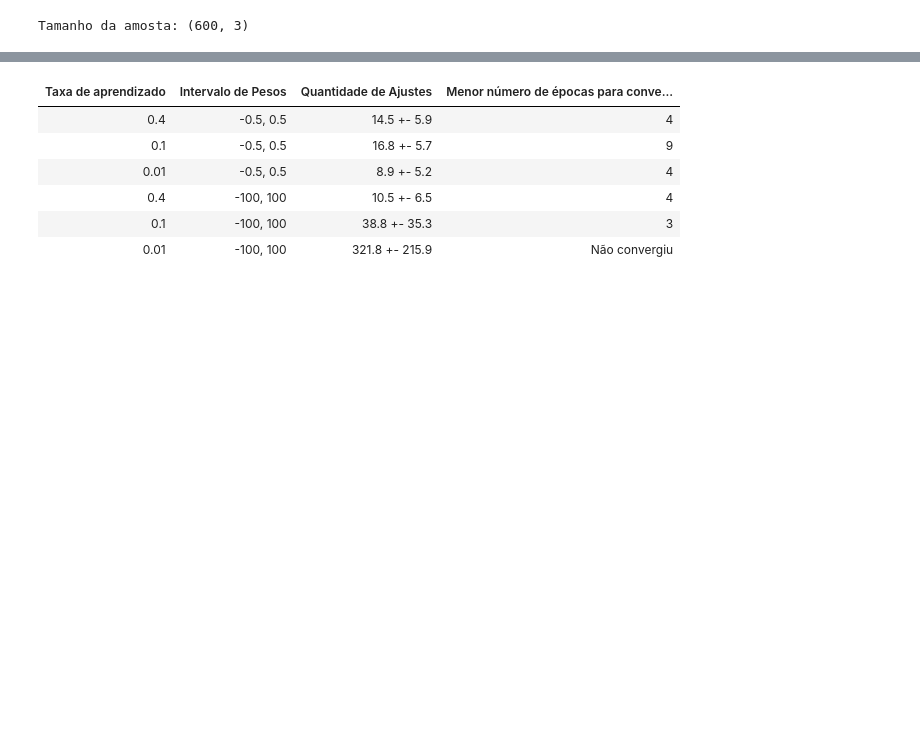
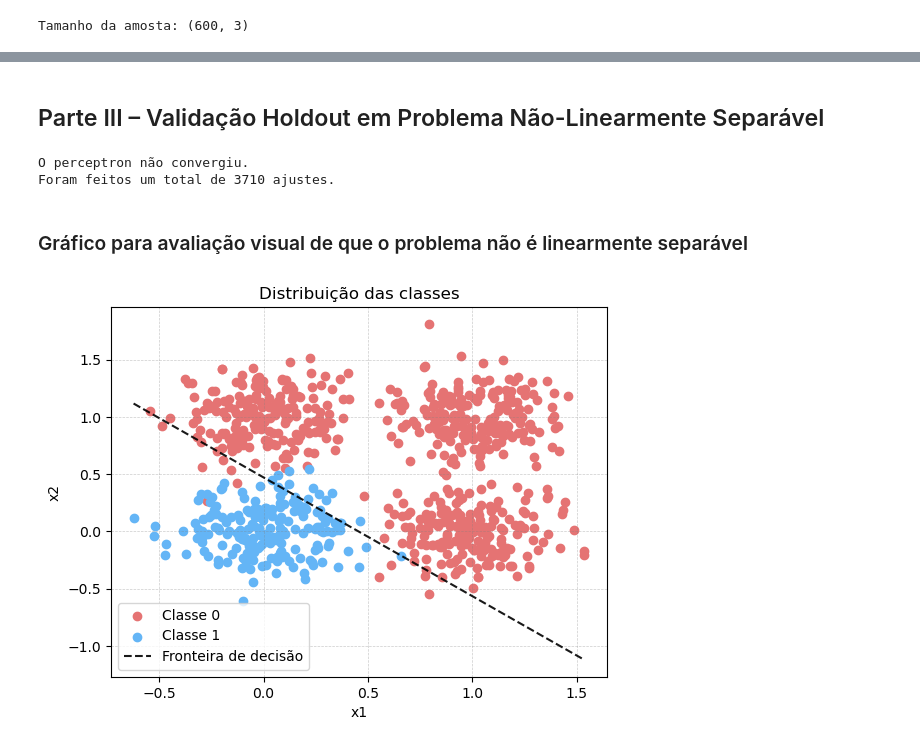
Before and after one commit to ErikExatas/Redes-Neurais-Artificiais-PP2.1, a Jupyter notebook: src/perceptron-rosenblatt.ipynb, the cells around one changed output, grey strips where cells are left out. Saved outputs shown, nothing was run; the diff lists cells and outputs as text; code cells hidden in the pictures; blank space fills up the shorter version.

```diff
--- a/src/perceptron-rosenblatt.ipynb
+++ b/src/perceptron-rosenblatt.ipynb
@@ -217,10 +161,36 @@ for l in learning_rates:
-# %%
-tabela
-# %% [output]
-| Taxa de aprendizado | Intervalo de Pesos | Quantidade de Ajustes | Menor número de épocas para conve... |
-| 0.4 | -0.5, 0.5 | 14.5 +- 5.9 | 4 |
-| 0.1 | -0.5, 0.5 | 16.8 +- 5.7 | 9 |
-| 0.01 | -0.5, 0.5 | 8.9 +- 5.2 | 4 |
-| 0.4 | -100, 100 | 10.5 +- 6.5 | 4 |
-| 0.1 | -100, 100 | 38.8 +- 35.3 | 3 |
-| 0.01 | -100, 100 | 321.8 +- 215.9 | Não convergiu |
+# %% [markdown]
+## Parte III – Validação Holdout em Problema Não-Linearmente Separável
+# %%
+data = get_ndarray_from_file(f"./data/dataHoldout.txt")
+X3, y3 = split_data(data)
+
+p3 = Perceptron(input_size=2)
+e, adj = p3.train(X=X3, labels=y3, learning_rate=0.1, max_epochs=100)
+
+print(f"O perceptron {"não convergiu" if e < 0 else f"convergiu com {e} épocas"}.")
+print(f"Foram feitos um total de {adj} ajustes.")
+# %% [output]
+O perceptron não convergiu.
+Foram feitos um total de 3710 ajustes.
+# %% [markdown]
+### Gráfico para avaliação visual de que o problema não é linearmente separável
+# %%
+classe_0 = X3[y3.ravel() == 0]
+classe_1 = X3[y3.ravel() == 1]
+
+plt.scatter(classe_0[:, 0], classe_0[:, 1], color='#E57373', label='Classe 0')
+plt.scatter(classe_1[:, 0], classe_1[:, 1], color='#64B5F6', label='Classe 1')
+
+w = p3.weights
+x_vals = np.linspace(np.min(X3[:, 0]), np.max(X3[:, 0]), 100)
+y_vals = -(w[0] + w[1] * x_vals) / w[2]
+plt.plot(x_vals, y_vals, color='black', linestyle='--', alpha=0.9, label='Fronteira de decisão')
+
+plt.xlabel('x1')
+plt.ylabel('x2')
+plt.legend()
+plt.title('Distribuição das classes')
+plt.grid(True, alpha=0.4, linestyle='--', linewidth=0.5, color='gray')
+plt.show()
+# %% [output]
+[figure, added]
```
Also changed, not shown: parts of 22 cells of this notebook, 1 other file.
